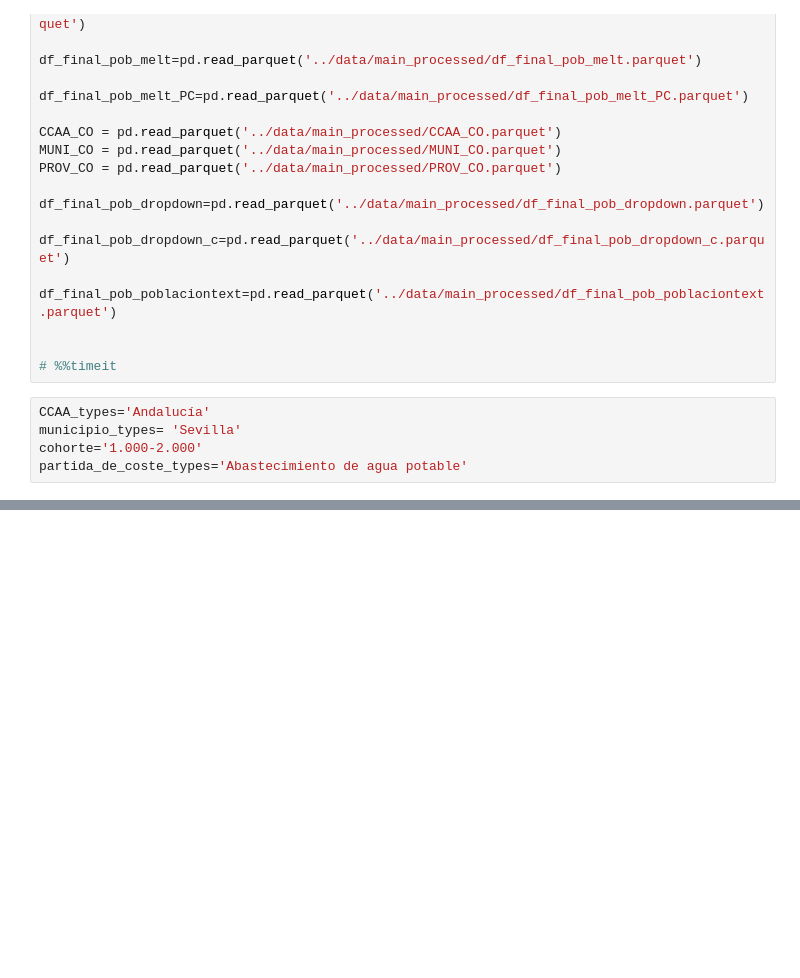
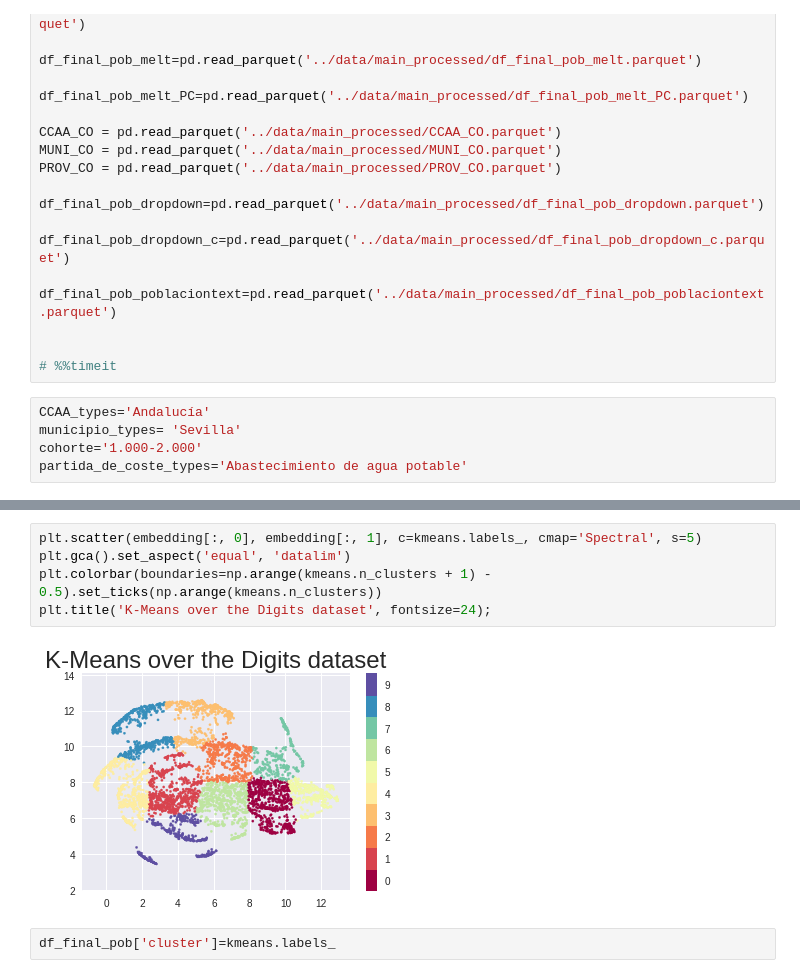
Before and after one commit to carpiero/DataTown, a Jupyter notebook: notebooks/Notebook_004.ipynb, the cells around one changed output, grey strips where cells are left out. Saved outputs shown, nothing was run; the diff lists cells and outputs as text; blank space fills up the shorter version.

```diff
--- a/notebooks/Notebook_004.ipynb
+++ b/notebooks/Notebook_004.ipynb
@@ -73,0 +141,9 @@ Index(['CCAA', 'Provincia', 'Tipo Ente Principal', 'Nombre Ente Principal',
+# %%
+plt.scatter(embedding[:, 0], embedding[:, 1], c=kmeans.labels_, cmap='Spectral', s=5)
+plt.gca().set_aspect('equal', 'datalim')
+plt.colorbar(boundaries=np.arange(kmeans.n_clusters + 1) - 0.5).set_ticks(np.arange(kmeans.n_clusters))
+plt.title('K-Means over the Digits dataset', fontsize=24);
+# %% [output]
+[figure, added]
+# %%
+df_final_pob['cluster']=kmeans.labels_
```
Also changed, not shown: parts of 11 cells of this notebook, 1 other file.
